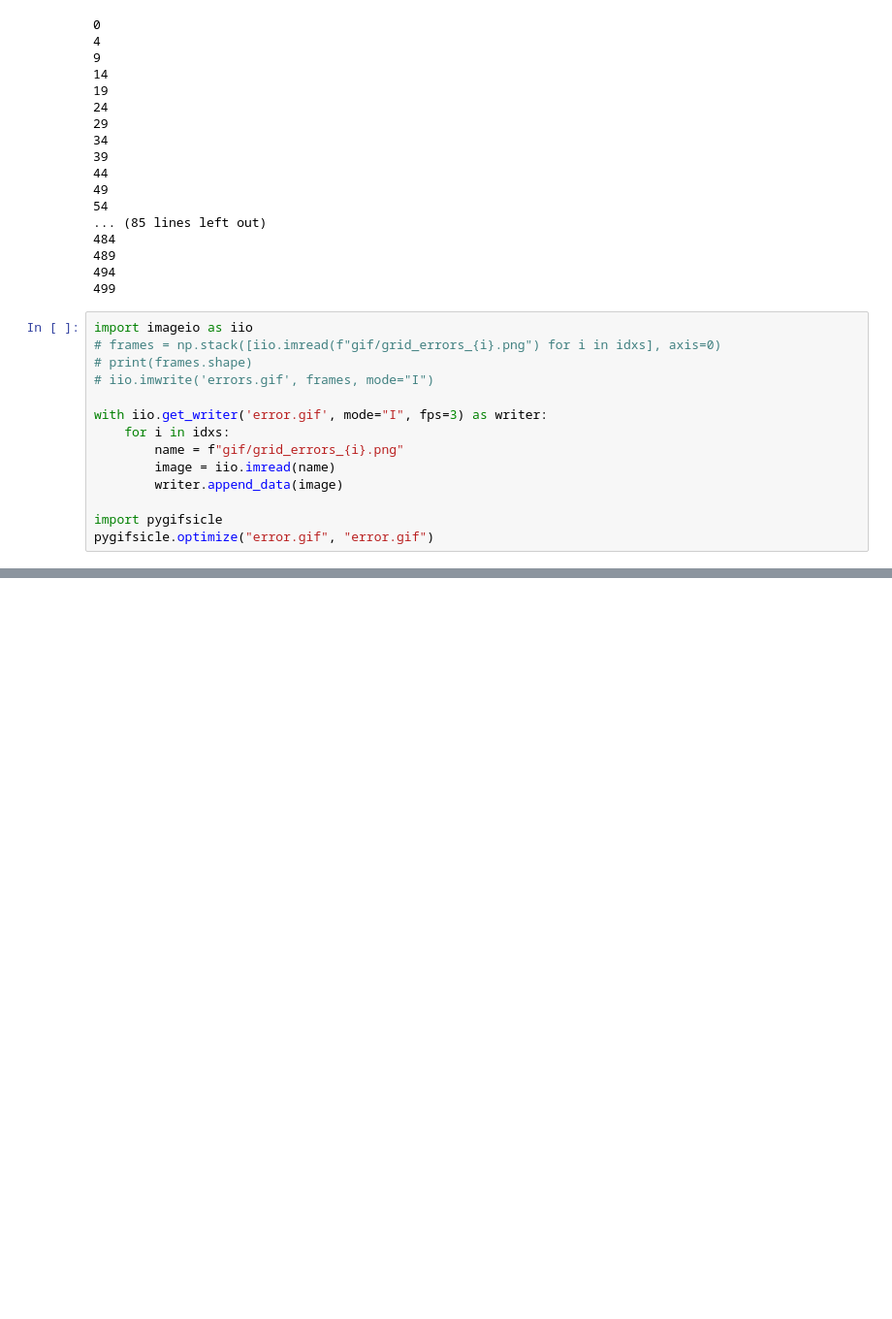
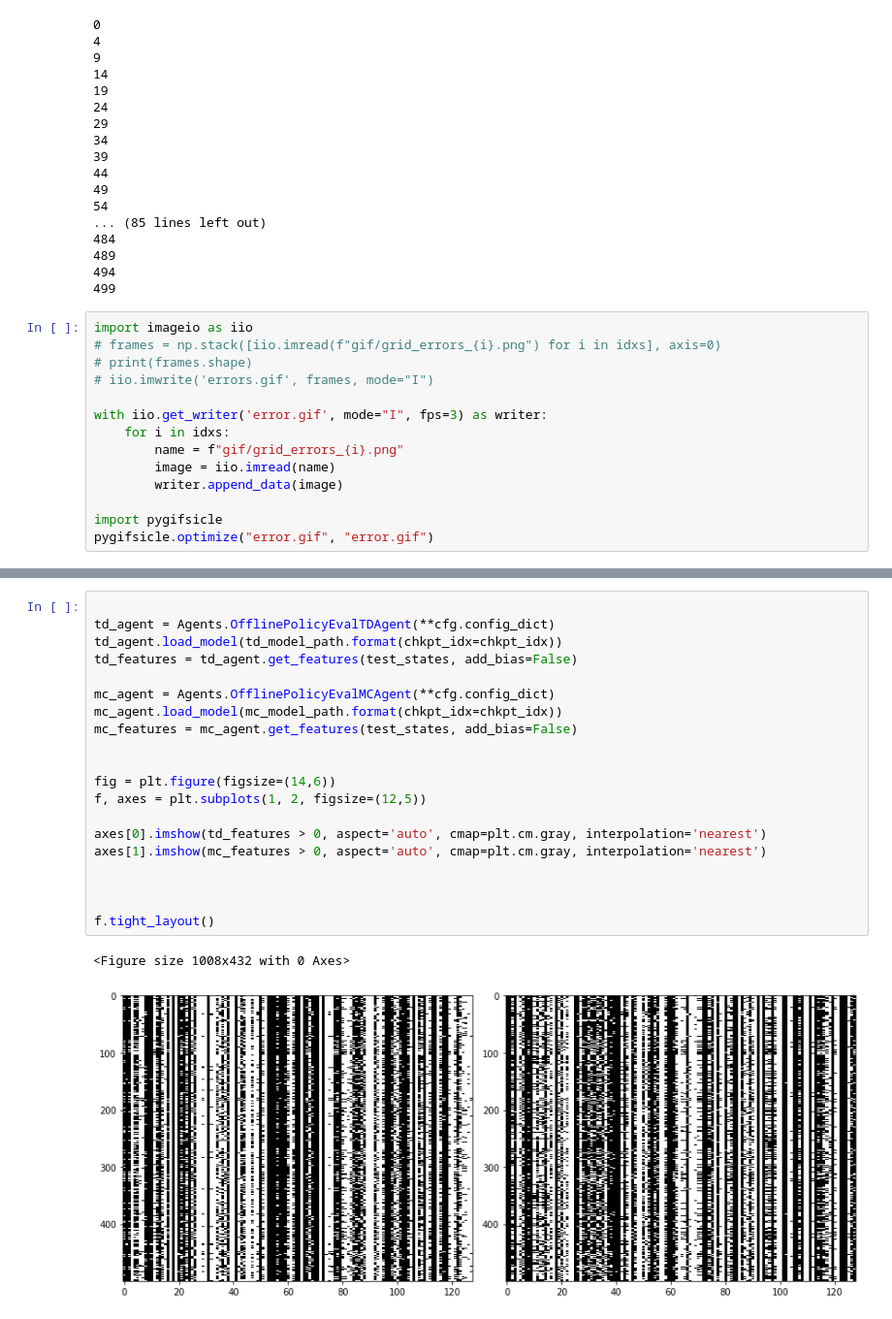
Before and after one commit to wechu/TDRepresentationLearning, a Jupyter notebook: analyze_test.ipynb, the cells around one changed output, grey strips where cells are left out. Shown: that part at 97% size. Saved outputs shown, nothing was run; the diff lists cells and outputs as text; blank space fills up the shorter version.

```diff
--- a/analyze_test.ipynb
+++ b/analyze_test.ipynb
@@ -369,0 +478,23 @@ pygifsicle.optimize("error.gif", "error.gif")
+# %%
+
+td_agent = Agents.OfflinePolicyEvalTDAgent(**cfg.config_dict)
+td_agent.load_model(td_model_path.format(chkpt_idx=chkpt_idx))
+td_features = td_agent.get_features(test_states, add_bias=False)
+
+mc_agent = Agents.OfflinePolicyEvalMCAgent(**cfg.config_dict)
+mc_agent.load_model(mc_model_path.format(chkpt_idx=chkpt_idx))
+mc_features = mc_agent.get_features(test_states, add_bias=False)
+
+
+fig = plt.figure(figsize=(14,6))
+f, axes = plt.subplots(1, 2, figsize=(12,5))
+
+axes[0].imshow(td_features > 0, aspect='auto', cmap=plt.cm.gray, interpolation='nearest')
+axes[1].imshow(mc_features > 0, aspect='auto', cmap=plt.cm.gray, interpolation='nearest')
+
+
+
+f.tight_layout()
+# %% [output]
+<Figure size 1008x432 with 0 Axes>
+[figure, added]
```
Also changed, not shown: parts of 10 cells of this notebook, 3 other files.
